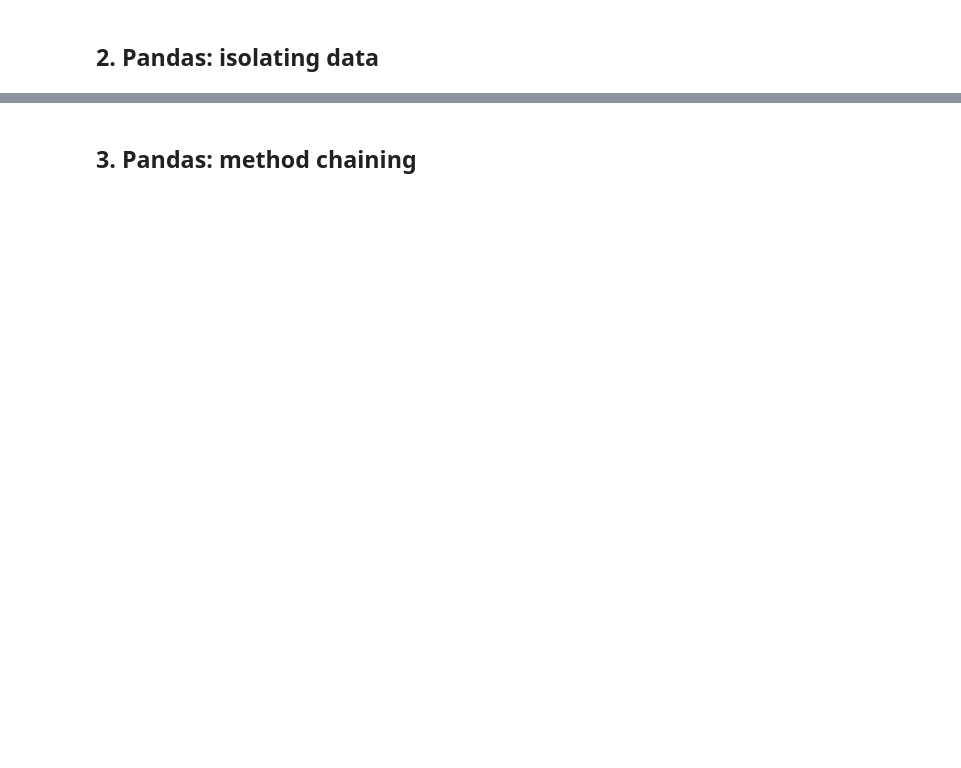
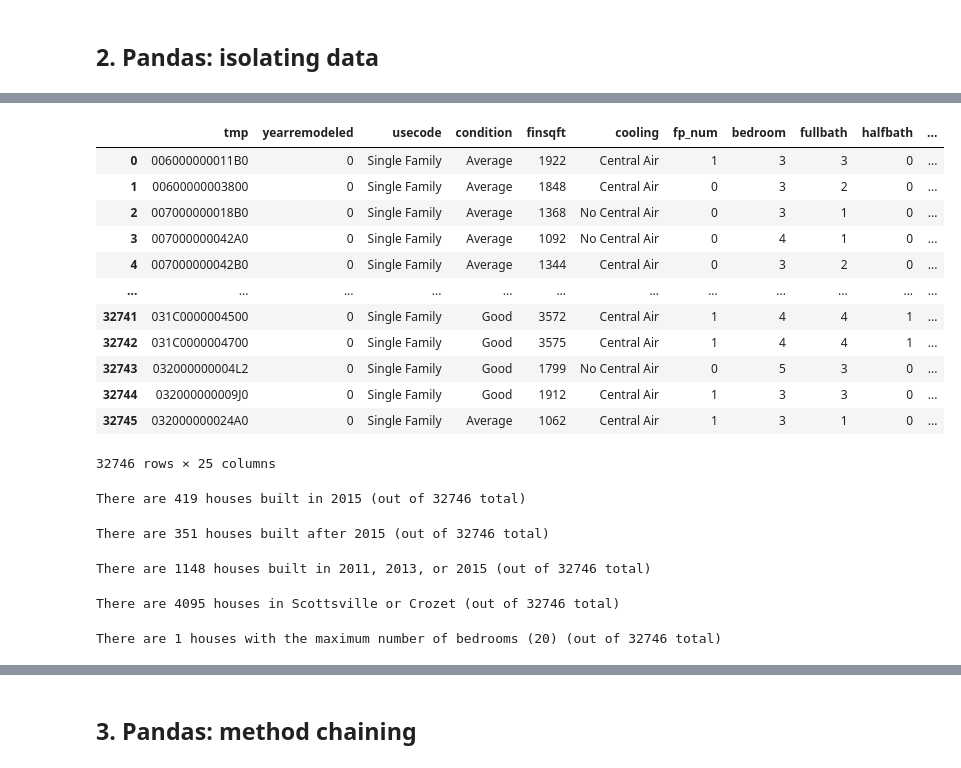
Before and after one commit to apostolosfilippas/ec, a Jupyter notebook: scripts/2.dataframes.ipynb, the cells around one changed output, grey strips where cells are left out. Drawn from its saved outputs; the diff is of its cells as text; code cells hidden in the pictures; blank space fills up the shorter version.

```diff
--- a/scripts/2.dataframes.ipynb
+++ b/scripts/2.dataframes.ipynb
@@ -365,28 +442,52 @@ dtype: float64
+# %%
+# If we want all columns except certain ones
+df_new = df_homes.drop(["yearbuilt"], axis=1)
+df_new
+# %% [output]
+|  | tmp | yearremodeled | usecode | condition | finsqft | cooling | fp_num | bedroom | fullbath | halfbath | ... |
+| 0 | 006000000011B0 | 0 | Single Family | Average | 1922 | Central Air | 1 | 3 | 3 | 0 | ... |
+| 1 | 00600000003800 | 0 | Single Family | Average | 1848 | Central Air | 0 | 3 | 2 | 0 | ... |
+| 2 | 007000000018B0 | 0 | Single Family | Average | 1368 | No Central Air | 0 | 3 | 1 | 0 | ... |
+| 3 | 007000000042A0 | 0 | Single Family | Average | 1092 | No Central Air | 0 | 4 | 1 | 0 | ... |
+| 4 | 007000000042B0 | 0 | Single Family | Average | 1344 | Central Air | 0 | 3 | 2 | 0 | ... |
+| ... | ... | ... | ... | ... | ... | ... | ... | ... | ... | ... | ... |
+| 32741 | 031C0000004500 | 0 | Single Family | Good | 3572 | Central Air | 1 | 4 | 4 | 1 | ... |
+| 32742 | 031C0000004700 | 0 | Single Family | Good | 3575 | Central Air | 1 | 4 | 4 | 1 | ... |
+| 32743 | 032000000004L2 | 0 | Single Family | Good | 1799 | No Central Air | 0 | 5 | 3 | 0 | ... |
+| 32744 | 032000000009J0 | 0 | Single Family | Good | 1912 | Central Air | 1 | 3 | 3 | 0 | ... |
+| 32745 | 032000000024A0 | 0 | Single Family | Average | 1062 | Central Air | 1 | 3 | 1 | 0 | ... |
+32746 rows × 25 columns
 # %%
 # 2.2 The filter operation
 # This operation keeps only rows that satisfy a condition
 
 # Keep only houses built in 2015
 df_new = df_homes[df_homes["yearbuilt"] == 2015]
-
-# Keep houses not built in 2015
-df_new = df_homes[df_homes["yearbuilt"] != 2015]
-
-# Keep houses built after 2015
-df_new = df_homes[df_homes["yearbuilt"] > 2015]
-
-# Keep houses that were built in 2011, 2013, or 2015
-df_new = df_homes[df_homes["yearbuilt"].isin([2011, 2013, 2015])]
-# Keep houses that are either in Scottsville or Crozet
-df_new = df_homes[df_homes["city"].isin(["SCOTTSVILLE", "CROZET"])]
+print(f"There are {len(df_new)} houses built in 2015 (out of {len(df_homes)} total)")
+# %% [output]
+There are 419 houses built in 2015 (out of 32746 total)
+# %%
+# Keep houses built after 2015
+df_new = df_homes[df_homes["yearbuilt"] > 2015]
+print(f"There are {len(df_new)} houses built after 2015 (out of {len(df_homes)} total)")
+# %% [output]
+There are 351 houses built after 2015 (out of 32746 total)
+# %%
+# Keep houses that were built in 2011, 2013, or 2015
+df_new = df_homes[df_homes["yearbuilt"].isin([2011, 2013, 2015])]
+print(f"There are {len(df_new)} houses built in 2011, 2013, or 2015 (out of {len(df_homes)} total)")
+# %% [output]
+There are 1148 houses built in 2011, 2013, or 2015 (out of 32746 total)
+# %%
+# Keep houses that are either in Scottsville or Crozet
+df_new = df_homes[df_homes["city"].isin(["SCOTTSVILLE", "CROZET"])]
+print(f"There are {len(df_new)} houses in Scottsville or Crozet (out of {len(df_homes)} total)")
+# %% [output]
+There are 4095 houses in Scottsville or Crozet (out of 32746 total)
 # %%
 # Keep houses with the maximum number of bedrooms
 max_bedrooms = df_homes["bedroom"].max()
 df_new = df_homes[df_homes["bedroom"] == max_bedrooms]
-# Alternatively
-df_new = df_homes[df_homes["bedroom"] == df_homes["bedroom"].max()]
-
-# Multiple conditions
-df_new = df_homes[
-    (df_homes["city"] == "CROZET") & (df_homes["finsqft"] > df_homes["finsqft"].mean())
-]
+print(f"There are {len(df_new)} houses with the maximum number of bedrooms ({max_bedrooms}) (out of {len(df_homes)} total)")
+# %% [output]
+There are 1 houses with the maximum number of bedrooms (20) (out of 32746 total)
```
Also changed, not shown: parts of 55 cells of this notebook, 8 other files.
